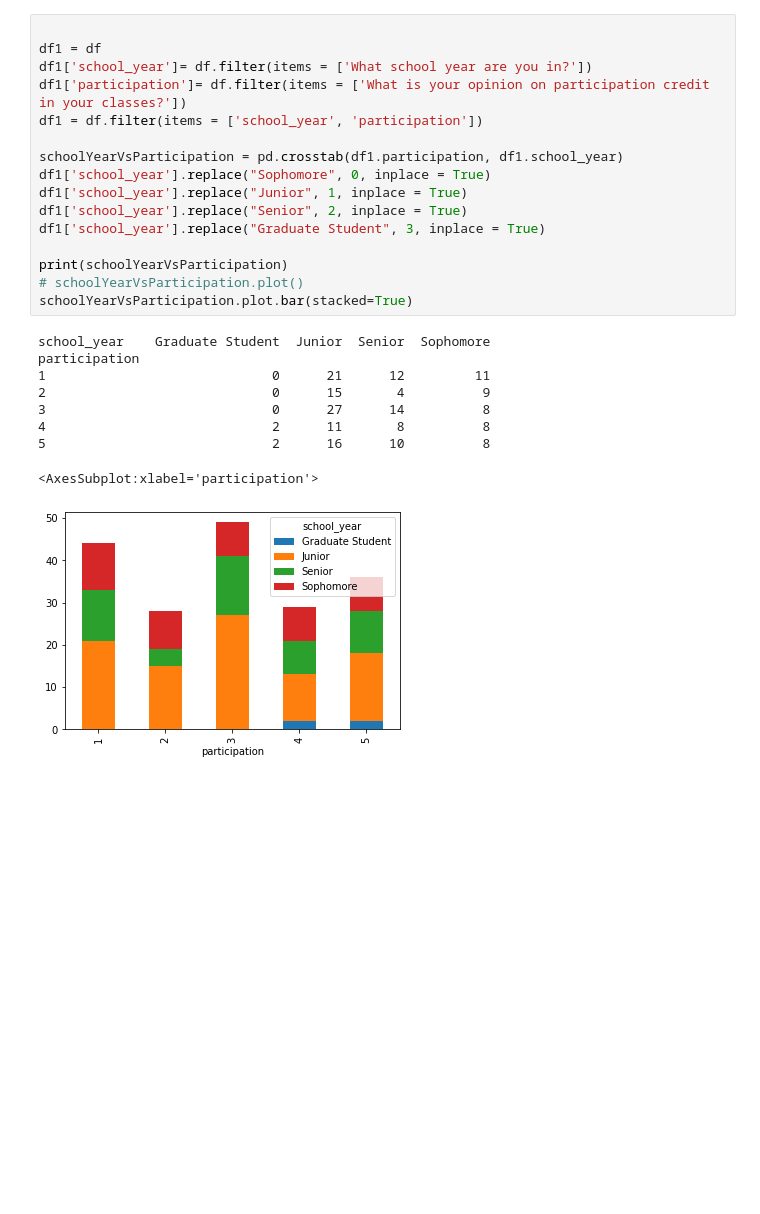
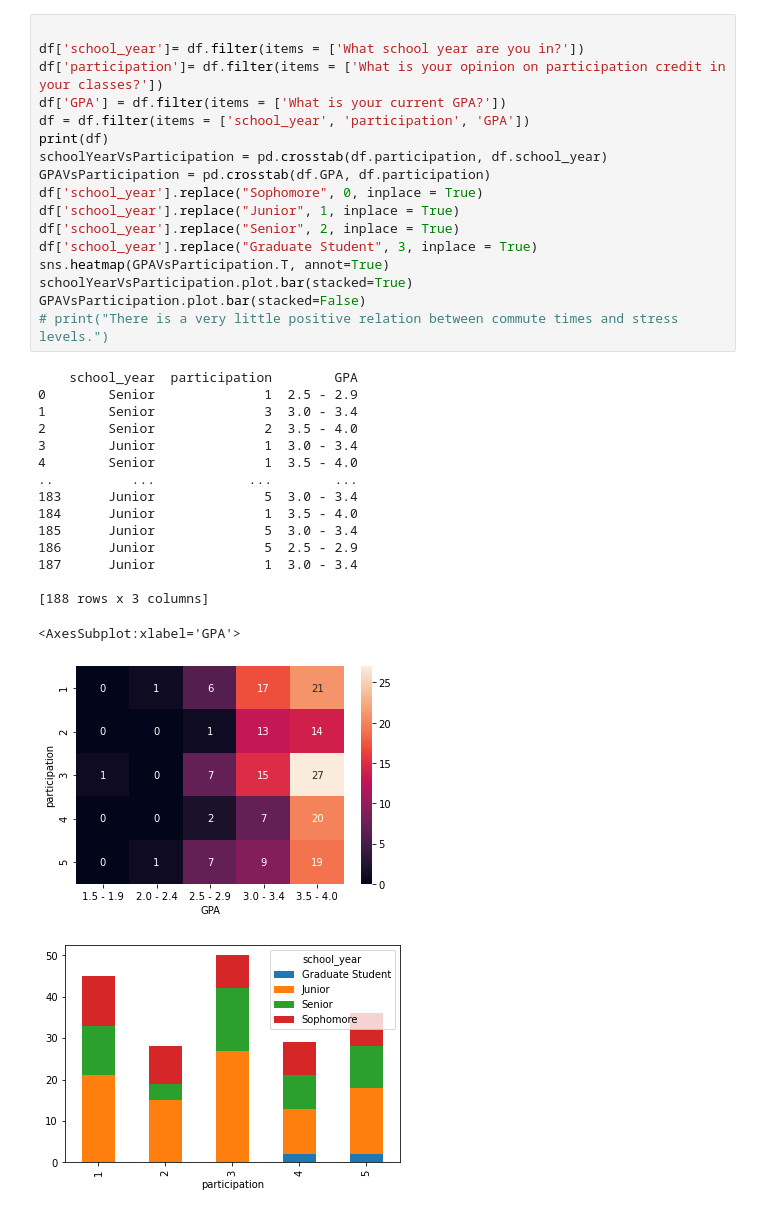
Before and after one commit to EugeneBaldonado/CS105Lab5-6, a Jupyter notebook: Lab5-6-Final.ipynb, the cells around one changed output. Drawn from its saved outputs; the diff is of its cells as text; blank space fills up the shorter version.

Commit message:
Added 4 graphs. Changed the survey data.

```diff
--- a/Lab5-6-Final.ipynb
+++ b/Lab5-6-Final.ipynb
@@ -6,27 +8,36 @@ import numpy as np
 df = pd.read_csv("survey.csv")
 # %%
 
-df1 = df
-df1['school_year']= df.filter(items = ['What school year are you in?'])
-df1['participation']= df.filter(items = ['What is your opinion on participation credit in your classes?'])
-df1 = df.filter(items = ['school_year', 'participation'])
-
-schoolYearVsParticipation = pd.crosstab(df1.participation, df1.school_year)
-df1['school_year'].replace("Sophomore", 0, inplace = True)
-df1['school_year'].replace("Junior", 1, inplace = True)
-df1['school_year'].replace("Senior", 2, inplace = True)
-df1['school_year'].replace("Graduate Student", 3, inplace = True)
-
-print(schoolYearVsParticipation)
-# schoolYearVsParticipation.plot()
+df['school_year']= df.filter(items = ['What school year are you in?'])
+df['participation']= df.filter(items = ['What is your opinion on participation credit in your classes?'])
+df['GPA'] = df.filter(items = ['What is your current GPA?'])
+df = df.filter(items = ['school_year', 'participation', 'GPA'])
+print(df)
+schoolYearVsParticipation = pd.crosstab(df.participation, df.school_year)
+GPAVsParticipation = pd.crosstab(df.GPA, df.participation)
+df['school_year'].replace("Sophomore", 0, inplace = True)
+df['school_year'].replace("Junior", 1, inplace = True)
+df['school_year'].replace("Senior", 2, inplace = True)
+df['school_year'].replace("Graduate Student", 3, inplace = True)
+sns.heatmap(GPAVsParticipation.T, annot=True)
 schoolYearVsParticipation.plot.bar(stacked=True)
+GPAVsParticipation.plot.bar(stacked=False)
+# print("There is a very little positive relation between commute times and stress levels.")
 # %% [output]
-school_year    Graduate Student  Junior  Senior  Sophomore
-participation
-1                             0      21      12         11
-2                             0      15       4          9
-3                             0      27      14          8
-4                             2      11       8          8
-5                             2      16      10          8
+    school_year  participation        GPA
+0        Senior              1  2.5 - 2.9
+1        Senior              3  3.0 - 3.4
+2        Senior              2  3.5 - 4.0
+3        Junior              1  3.0 - 3.4
+4        Senior              1  3.5 - 4.0
+..          ...            ...        ...
+183      Junior              5  3.0 - 3.4
+184      Junior              1  3.5 - 4.0
+185      Junior              5  3.0 - 3.4
+186      Junior              5  2.5 - 2.9
+187      Junior              1  3.0 - 3.4
+
+[188 rows x 3 columns]
-<AxesSubplot:xlabel='participation'>
+<AxesSubplot:xlabel='GPA'>
-[figure, old version]
+[figure, new version]
+[figure, added]
```
Also changed, not shown: parts of 5 cells of this notebook, 2 other files.
